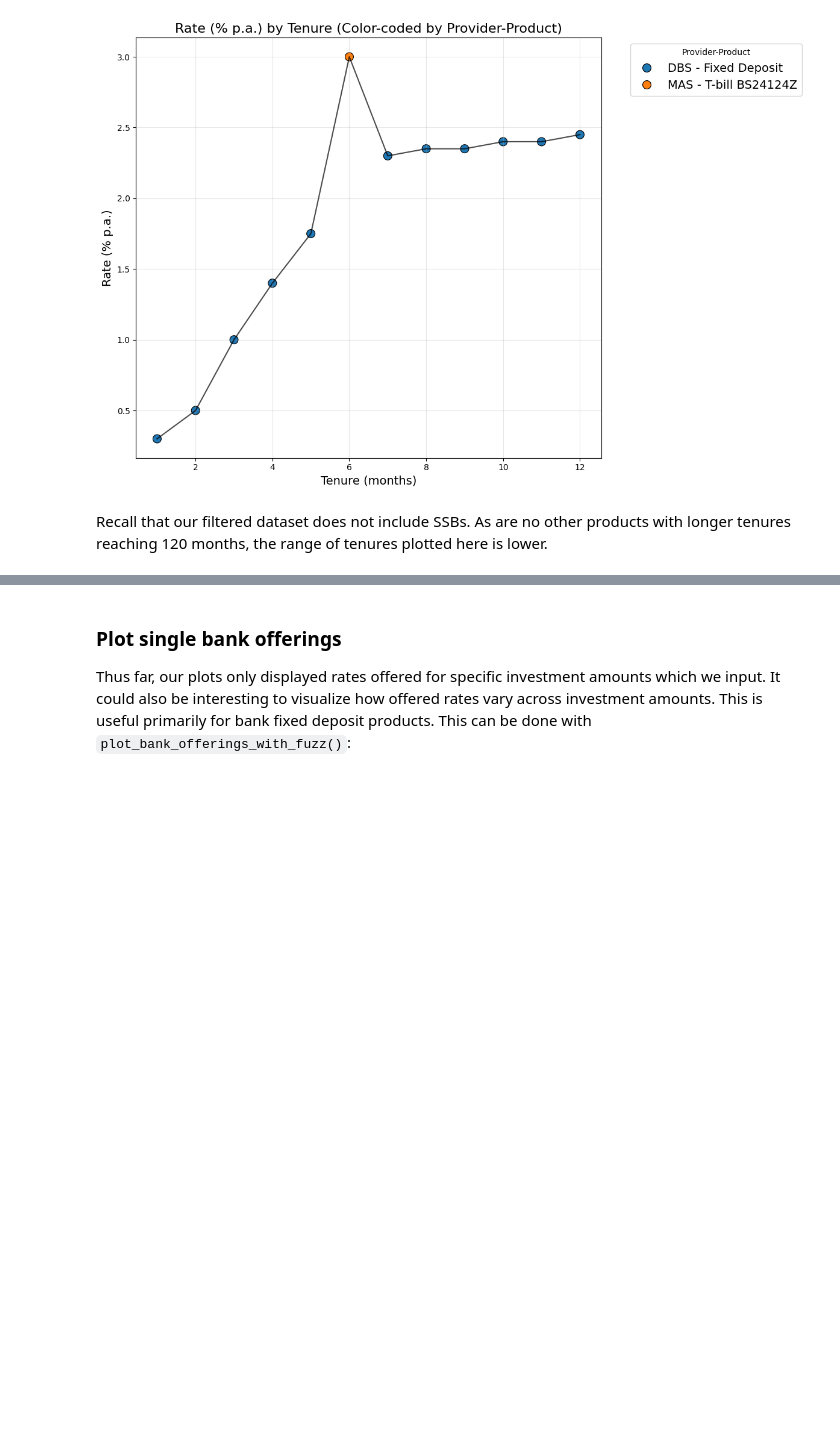
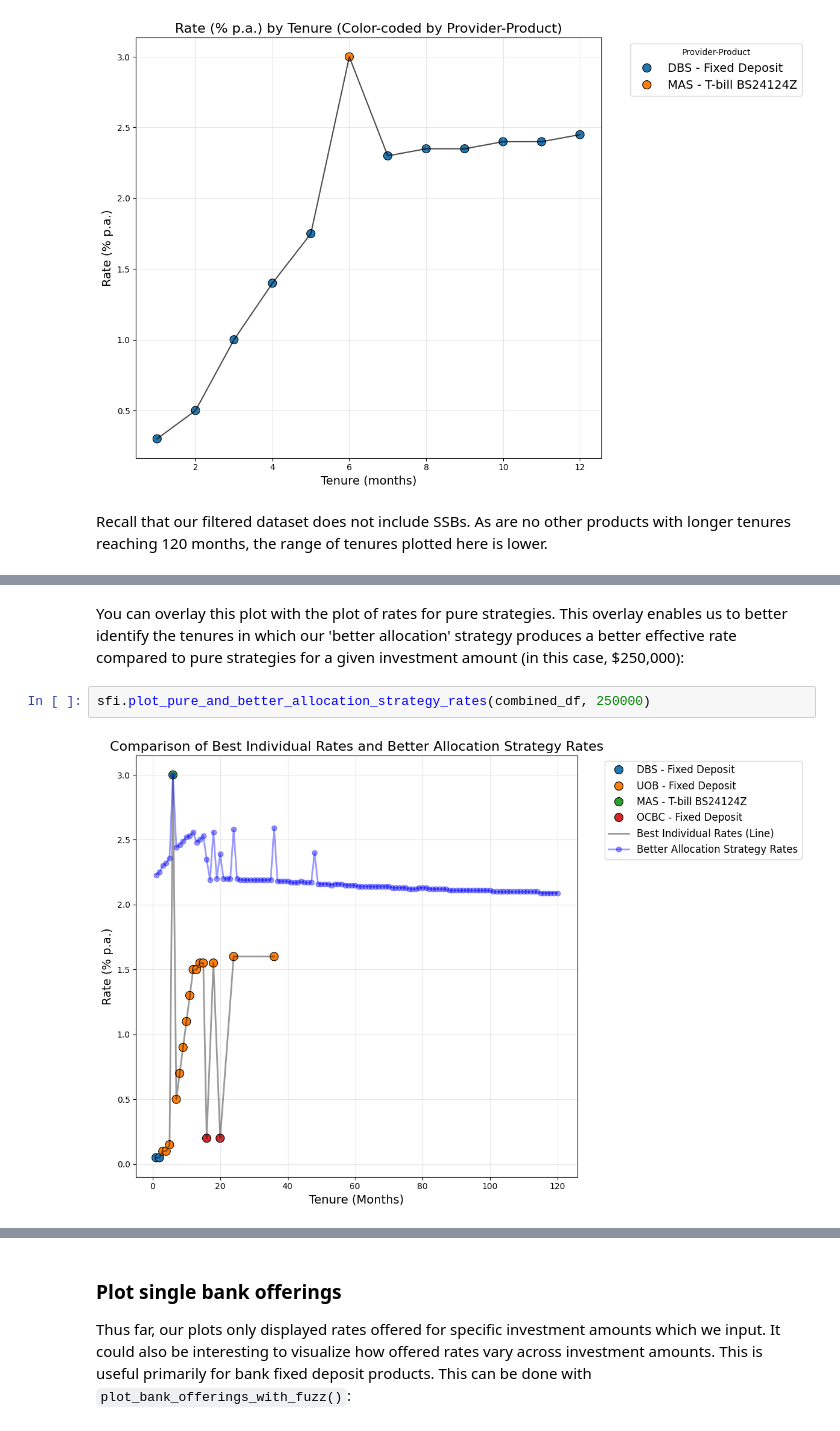
Before and after one commit to GidTay/sgfixedincome_pkg, a Jupyter notebook: docs/vignettes/vignette_main.ipynb, the cells around one changed output, grey strips where cells are left out. Cells and saved outputs as stored; diff of their text form; blank space fills up the shorter version.

```diff
--- a/docs/vignettes/vignette_main.ipynb
+++ b/docs/vignettes/vignette_main.ipynb
@@ -154,0 +160,6 @@ Recall that our filtered dataset does not include SSBs. As are no other products
+# %% [markdown]
+You can overlay this plot with the plot of rates for pure strategies. This overlay enables us to better identify the tenures in which our 'better allocation' strategy produces a better effective rate compared to pure strategies for a given investment amount (in this case, \$250,000):
+# %%
+sfi.plot_pure_and_better_allocation_strategy_rates(combined_df, 250000)
+# %% [output]
+[figure, added]
```
Also changed, not shown: parts of 8 cells of this notebook, 3 other files.
